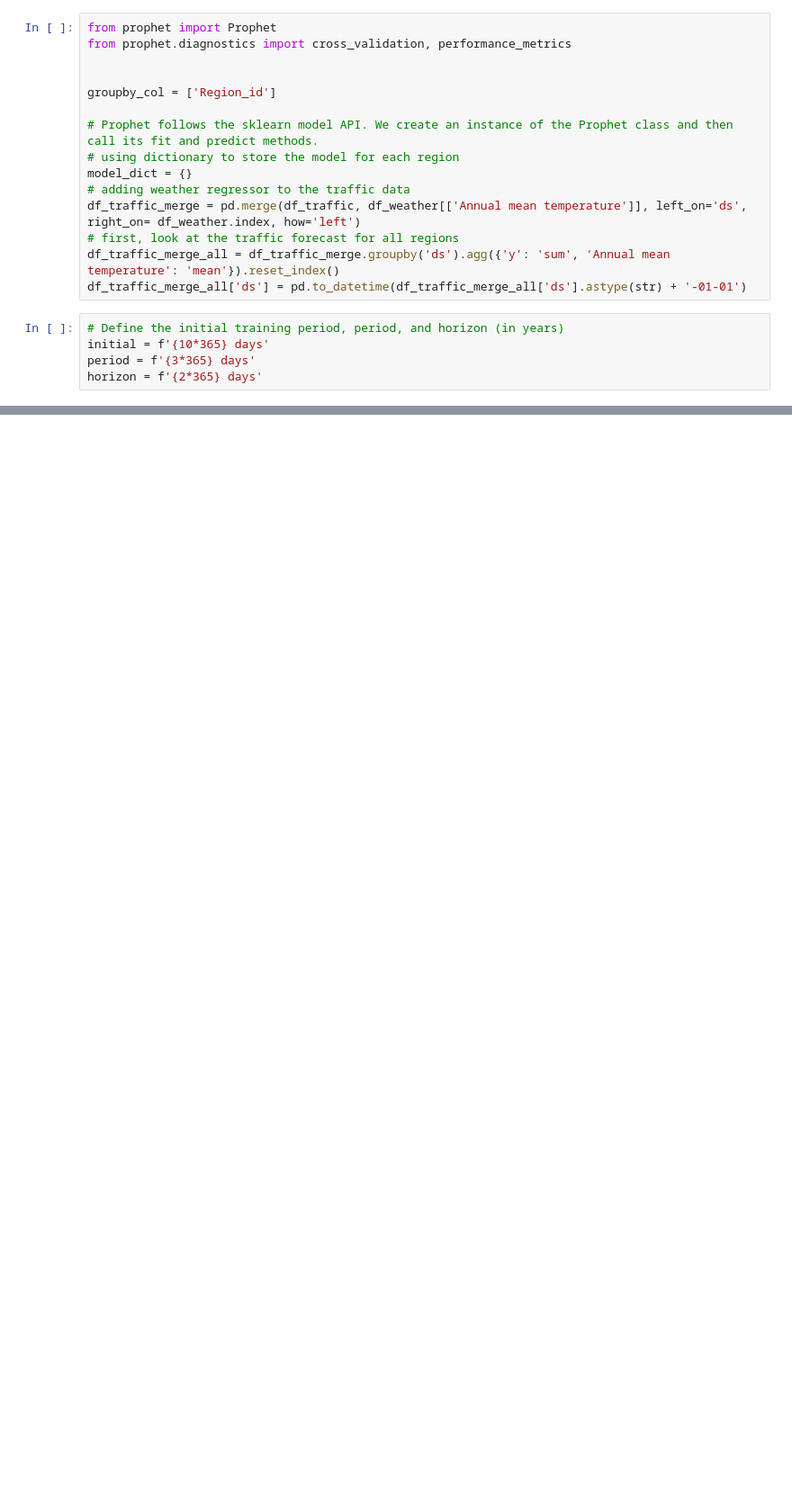
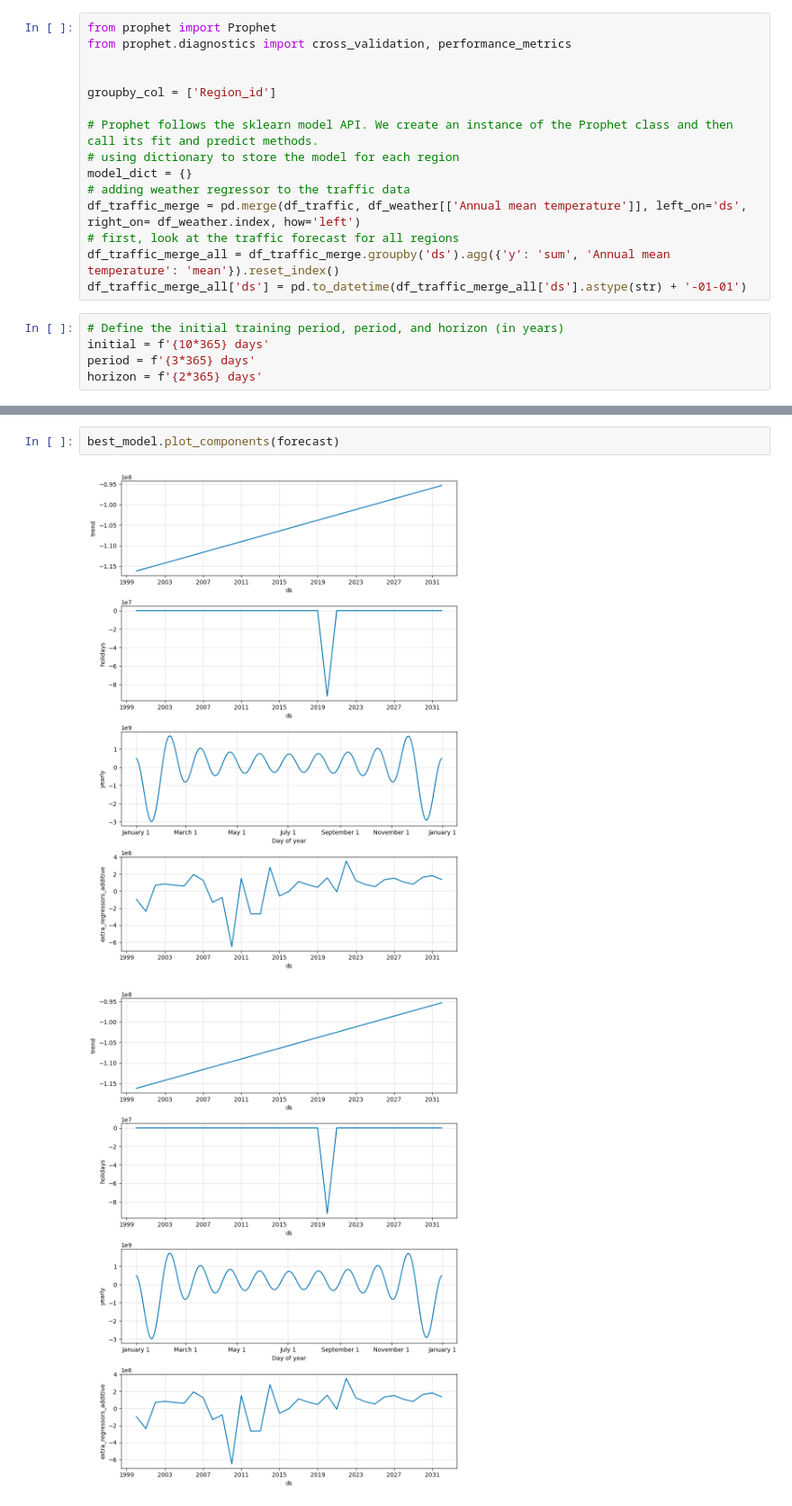
Before and after one commit to andyghpro/ev-forecast, a Jupyter notebook: test.ipynb, the cells around one changed output, grey strips where cells are left out. Shown at 90% size. Drawn from its saved outputs; the diff is of its cells as text; blank space fills up the shorter version.

```diff
--- a/test.ipynb
+++ b/test.ipynb
@@ -285,0 +320,5 @@ best_model.fit(df_traffic_merge_all)
+# %%
+best_model.plot_components(forecast)
+# %% [output]
+[figure, added]
+[figure, added]
```
Also changed, not shown: parts of 7 cells of this notebook.
